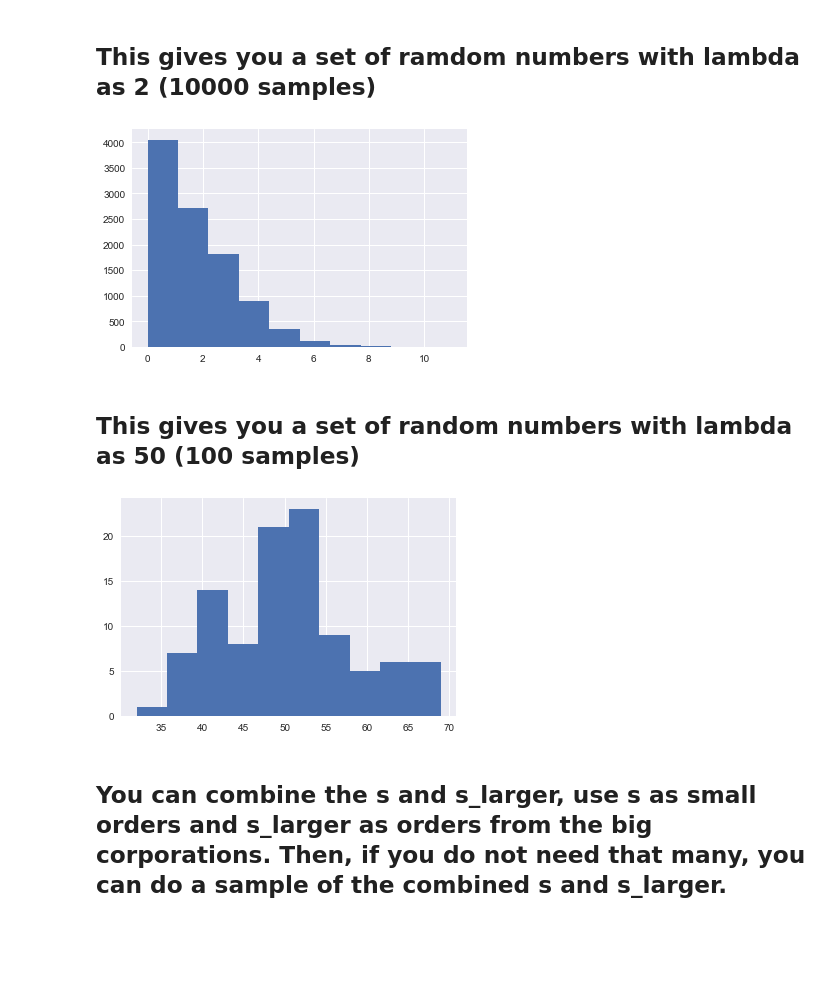
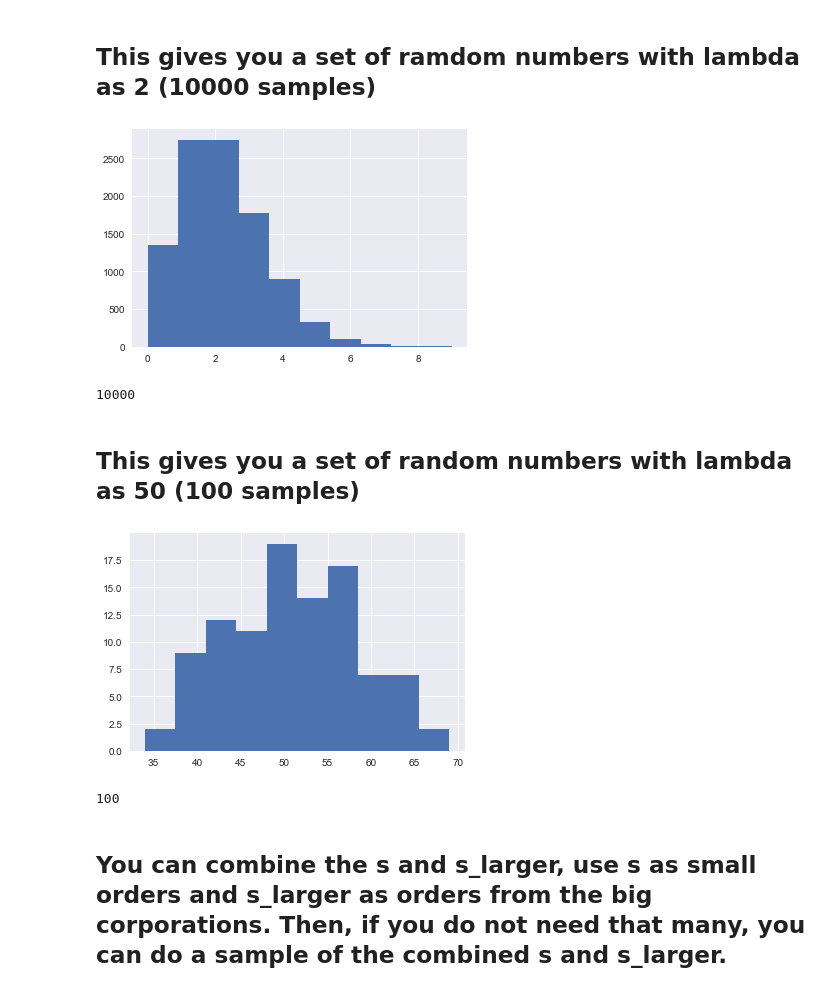
Before and after one commit to BigTerk/DSC541Lonovo, a Jupyter notebook: Lenovo.ipynb, the cells around one changed output. Saved outputs shown, nothing was run; the diff lists cells and outputs as text; code cells hidden in the pictures; blank space fills up the shorter version.

```diff
--- a/Lenovo.ipynb
+++ b/Lenovo.ipynb
@@ -267,13 +303,15 @@ sns.distplot(Order_Size, color="m", kde=False, rug=True);
 # %%
 import numpy as np
 import scipy as sc
 from scipy.stats import skewnorm
 s = np.random.poisson(2, 10000)
 import matplotlib.pyplot as plt
 count, bins, ignored = plt.hist(s, 10)
 plt.show()
+len(s)
 # %% [output]
-[figure, old version]
+[figure, new version]
+10000
 # %% [markdown]
 ## This gives you a set of random numbers with lambda as 50 (100 samples)
 # %%
@@ -282,7 +320,9 @@ s_larger = np.random.poisson(50, 100)
 import matplotlib.pyplot as plt
 count, bins, ignored = plt.hist(s_larger, 10)
 plt.show()
+len(s_larger)
 # %% [output]
-[figure, old version]
+[figure, new version]
+100
 # %% [markdown]
 ## You can combine the s and s_larger, use s as small orders and s_larger as orders from the big corporations. Then, if you do not need that many, you can do a sample of the combined s and s_larger.
```
Also changed, not shown: parts of 7 cells of this notebook.
